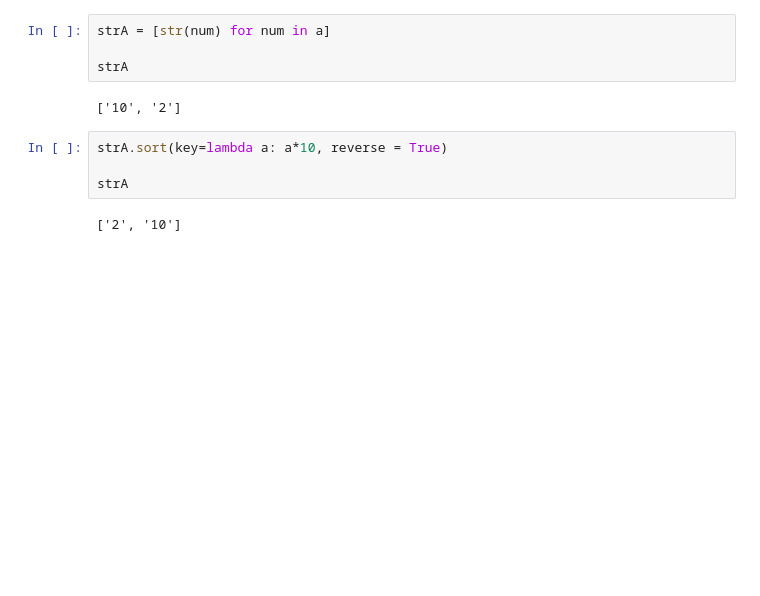
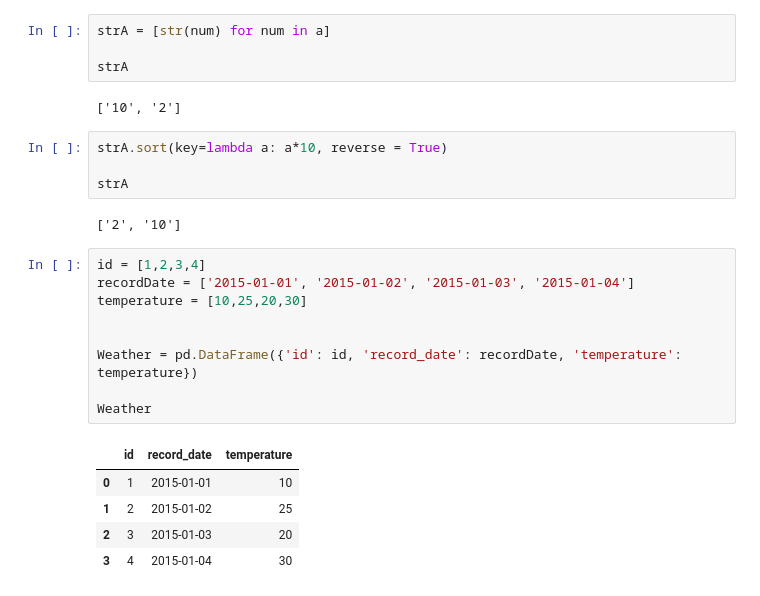
Before and after one commit to toofanCodes/LeetCode, a Jupyter notebook: sql/learnSQL.ipynb, the cells around one changed output. Saved outputs shown, nothing was run; the diff lists cells and outputs as text; blank space fills up the shorter version.

```diff
--- a/sql/learnSQL.ipynb
+++ b/sql/learnSQL.ipynb
@@ -380,3 +377,18 @@ strA.sort(key=lambda a: a*10, reverse = True)
 strA
 # %% [output]
 ['2', '10']
+# %%
+id = [1,2,3,4]
+recordDate = ['2015-01-01', '2015-01-02', '2015-01-03', '2015-01-04']
+temperature = [10,25,20,30]
+
+
+Weather = pd.DataFrame({'id': id, 'record_date': recordDate, 'temperature': temperature})
+
+Weather
+# %% [output]
+|  | id | record_date | temperature |
+| 0 | 1 | 2015-01-01 | 10 |
+| 1 | 2 | 2015-01-02 | 25 |
+| 2 | 3 | 2015-01-03 | 20 |
+| 3 | 4 | 2015-01-04 | 30 |
```
Also changed, not shown: parts of 10 cells of this notebook, 2 other files.
